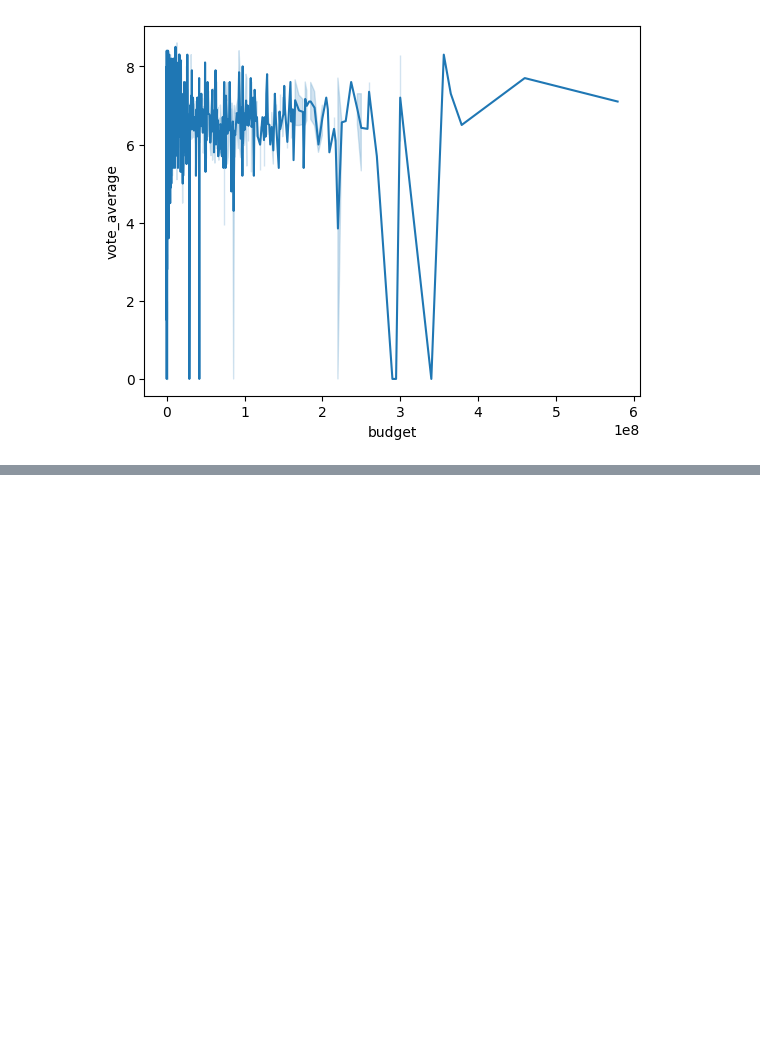
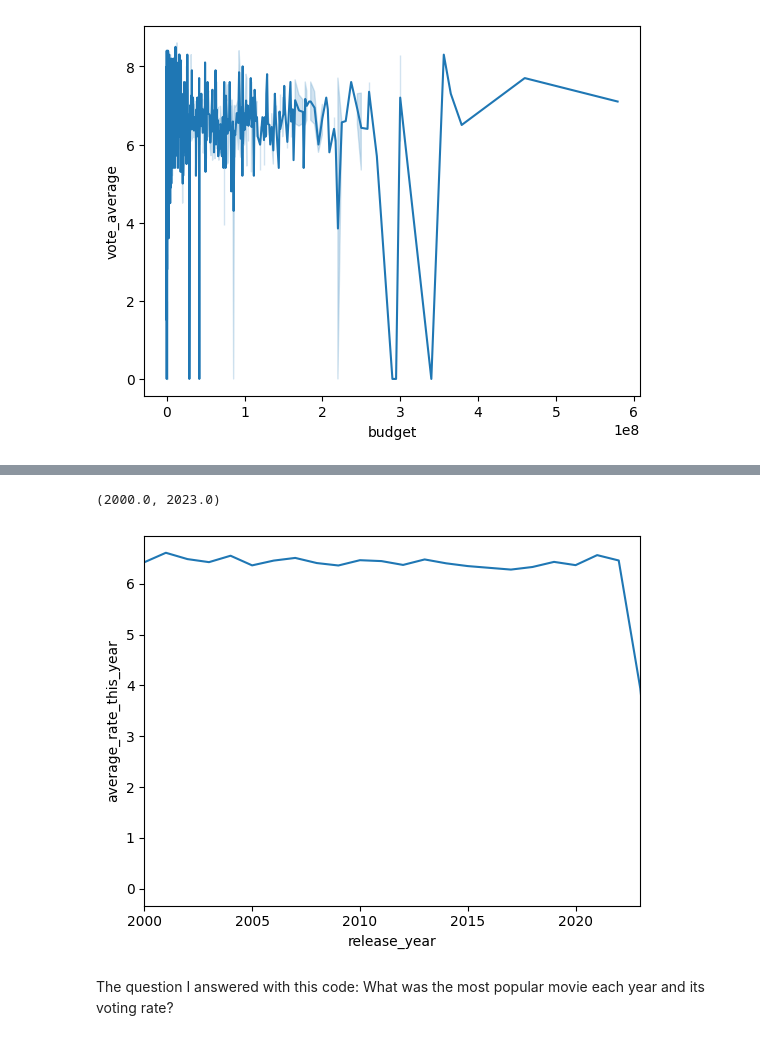
Before and after one commit to Kowallskiy/Movies_Data_Analysis, a Jupyter notebook: data_analysis.ipynb, the cells around one changed output, grey strips where cells are left out. Cells and saved outputs as stored; diff of their text form; code cells hidden in the pictures; blank space fills up the shorter version.

```diff
--- a/data_analysis.ipynb
+++ b/data_analysis.ipynb
@@ -81,0 +130,10 @@ Name: release_year, dtype: int32
+# %%
+average_rate_each_year = movies_data.copy()
+average_rate_each_year = average_rate_each_year.dropna(subset="release_date")
+average_rate_each_year["release_year"] = average_rate_each_year["release_date"].str.split("-").str[0].astype('int')
+average_rate_each_year["average_rate_this_year"] = average_rate_each_year.groupby("release_year")["vote_average"].transform('mean')
+
+unique_average_rate = average_rate_each_year.drop_duplicates(subset="release_year")
+unique_average_rate = unique_average_rate.sort_values(by="release_year", ascending=False)
+unique_average_rate = unique_average_rate[unique_average_rate["release_year"] >= 2000]
+print(unique_average_rate])
@@ -81,0 +158,8 @@ Name: release_year, dtype: int32
+# %%
+sns.lineplot(data=unique_average_rate, x = "release_year", y = "average_rate_this_year")
+plt.xlim(2000, 2023)
+# %% [output]
+(2000.0, 2023.0)
+[figure, added]
+# %% [markdown]
+The question I answered with this code: What was the most popular movie each year and its voting rate?
```
Also changed, not shown: parts of 10 cells of this notebook.
